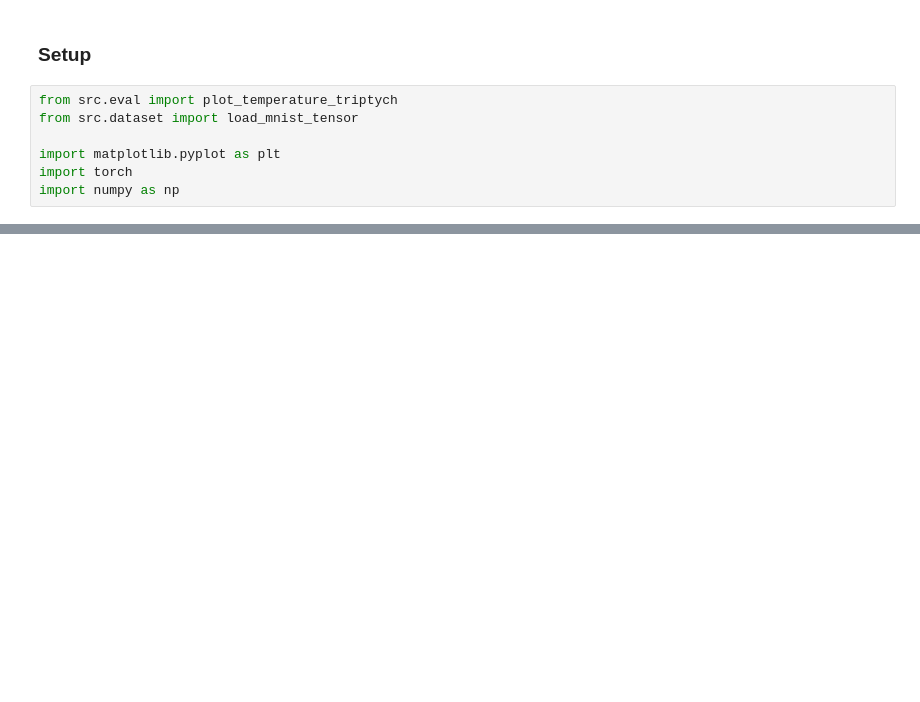
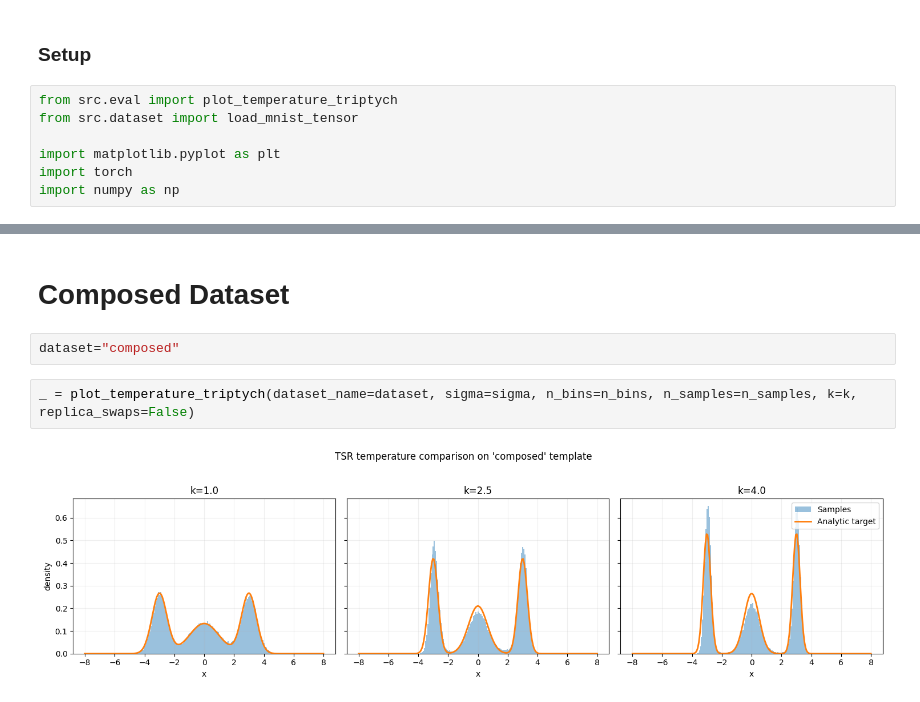
Before and after one commit to oatmeallover/parallel_tempering, a Jupyter notebook: tempered_energy.ipynb, the cells around one changed output, grey strips where cells are left out. Saved outputs shown, nothing was run; the diff lists cells and outputs as text; blank space fills up the shorter version.

```diff
--- a/tempered_energy.ipynb
+++ b/tempered_energy.ipynb
@@ -70,0 +76,8 @@ integrand shape torch.Size([10, 100000, 1])
+# %% [markdown]
+# Composed Dataset
+# %%
+dataset="composed"
+# %%
+_ = plot_temperature_triptych(dataset_name=dataset, sigma=sigma, n_bins=n_bins, n_samples=n_samples, k=k, replica_swaps=False)
+# %% [output]
+[figure, added]
```
Also changed, not shown: parts of 6 cells of this notebook, 17 other files.
